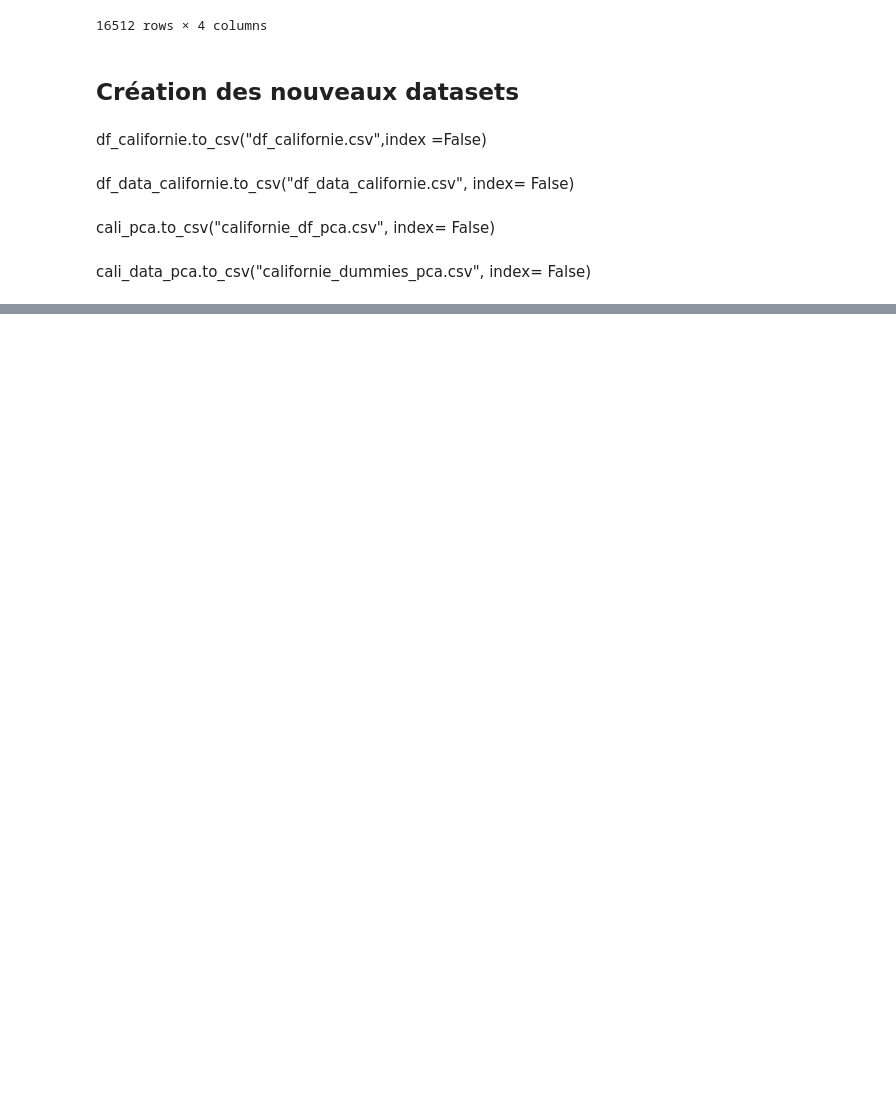
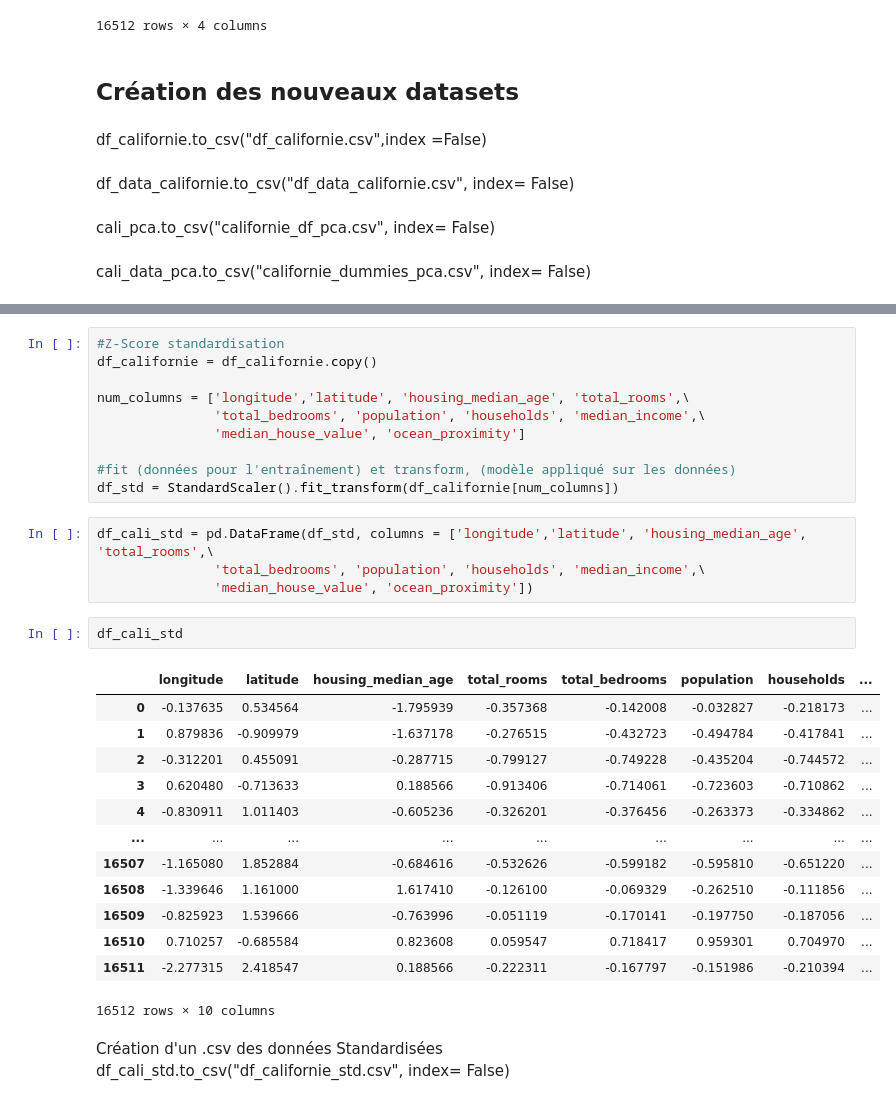
Before and after one commit to Melodyellinn/Projet_California, a Jupyter notebook: notebook_EDA.ipynb, the cells around one changed output, grey strips where cells are left out. Drawn from its saved outputs; the diff is of its cells as text; blank space fills up the shorter version.

```diff
--- a/notebook_EDA.ipynb
+++ b/notebook_EDA.ipynb
@@ -603,0 +625,33 @@ cali_data_pca.to_csv("californie_dummies_pca.csv", index= False)
+# %%
+#Z-Score standardisation
+df_californie = df_californie.copy()
+
+num_columns = ['longitude','latitude', 'housing_median_age', 'total_rooms',\
+               'total_bedrooms', 'population', 'households', 'median_income',\
+               'median_house_value', 'ocean_proximity']
+
+#fit (données pour l'entraînement) et transform, (modèle appliqué sur les données)
+df_std = StandardScaler().fit_transform(df_californie[num_columns])
+# %%
+df_cali_std = pd.DataFrame(df_std, columns = ['longitude','latitude', 'housing_median_age', 'total_rooms',\
+               'total_bedrooms', 'population', 'households', 'median_income',\
+               'median_house_value', 'ocean_proximity'])
+# %%
+df_cali_std
+# %% [output]
+|  | longitude | latitude | housing_median_age | total_rooms | total_bedrooms | population | households | ... |
+| 0 | -0.137635 | 0.534564 | -1.795939 | -0.357368 | -0.142008 | -0.032827 | -0.218173 | ... |
+| 1 | 0.879836 | -0.909979 | -1.637178 | -0.276515 | -0.432723 | -0.494784 | -0.417841 | ... |
+| 2 | -0.312201 | 0.455091 | -0.287715 | -0.799127 | -0.749228 | -0.435204 | -0.744572 | ... |
+| 3 | 0.620480 | -0.713633 | 0.188566 | -0.913406 | -0.714061 | -0.723603 | -0.710862 | ... |
+| 4 | -0.830911 | 1.011403 | -0.605236 | -0.326201 | -0.376456 | -0.263373 | -0.334862 | ... |
+| ... | ... | ... | ... | ... | ... | ... | ... | ... |
+| 16507 | -1.165080 | 1.852884 | -0.684616 | -0.532626 | -0.599182 | -0.595810 | -0.651220 | ... |
+| 16508 | -1.339646 | 1.161000 | 1.617410 | -0.126100 | -0.069329 | -0.262510 | -0.111856 | ... |
+| 16509 | -0.825923 | 1.539666 | -0.763996 | -0.051119 | -0.170141 | -0.197750 | -0.187056 | ... |
+| 16510 | 0.710257 | -0.685584 | 0.823608 | 0.059547 | 0.718417 | 0.959301 | 0.704970 | ... |
+| 16511 | -2.277315 | 2.418547 | 0.188566 | -0.222311 | -0.167797 | -0.151986 | -0.210394 | ... |
+16512 rows × 10 columns
+# %% [markdown]
+Création d'un .csv des données Standardisées
+df_cali_std.to_csv("df_californie_std.csv", index= False)
```
Also changed, not shown: parts of 6 cells of this notebook, 1 other file.
